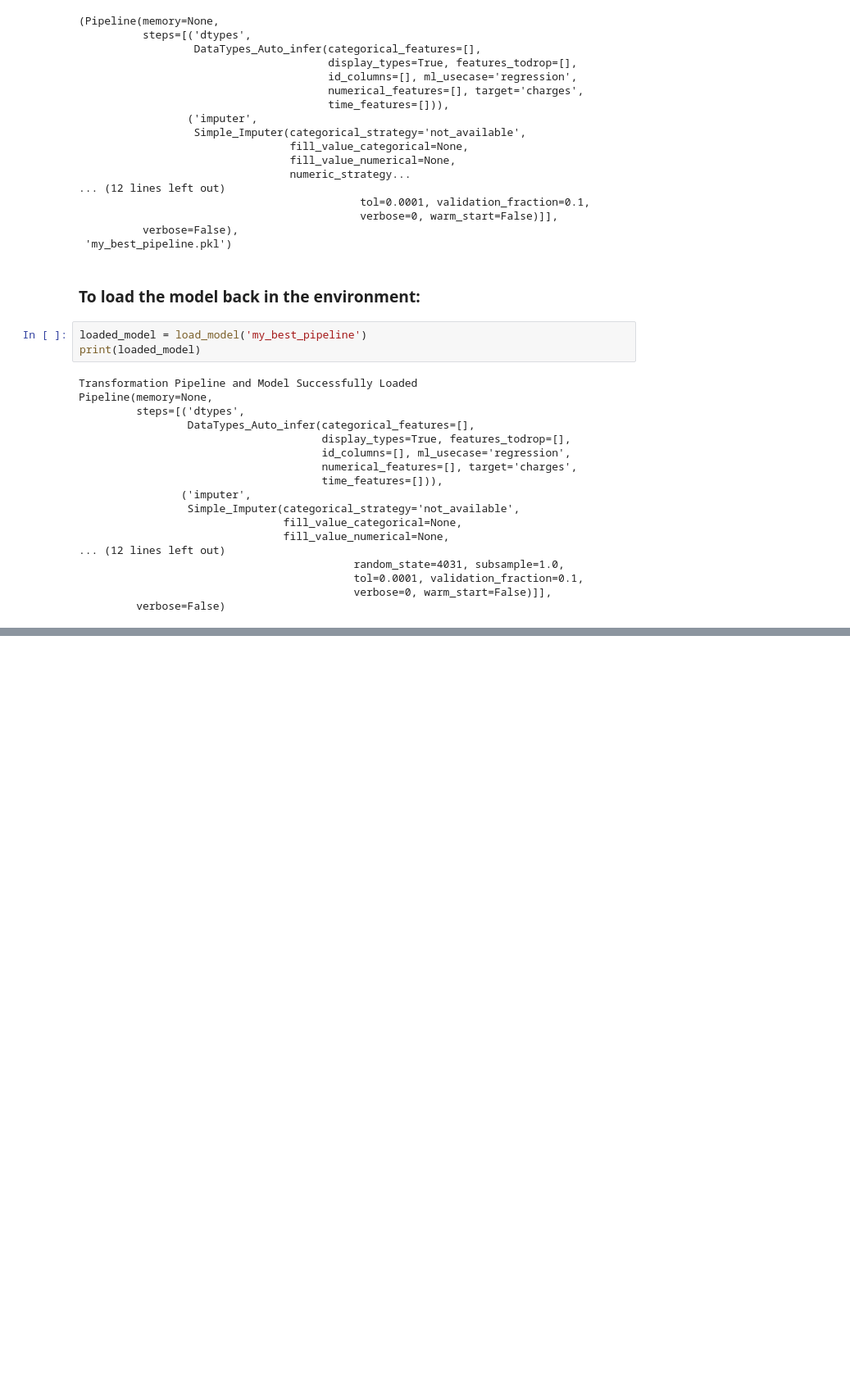
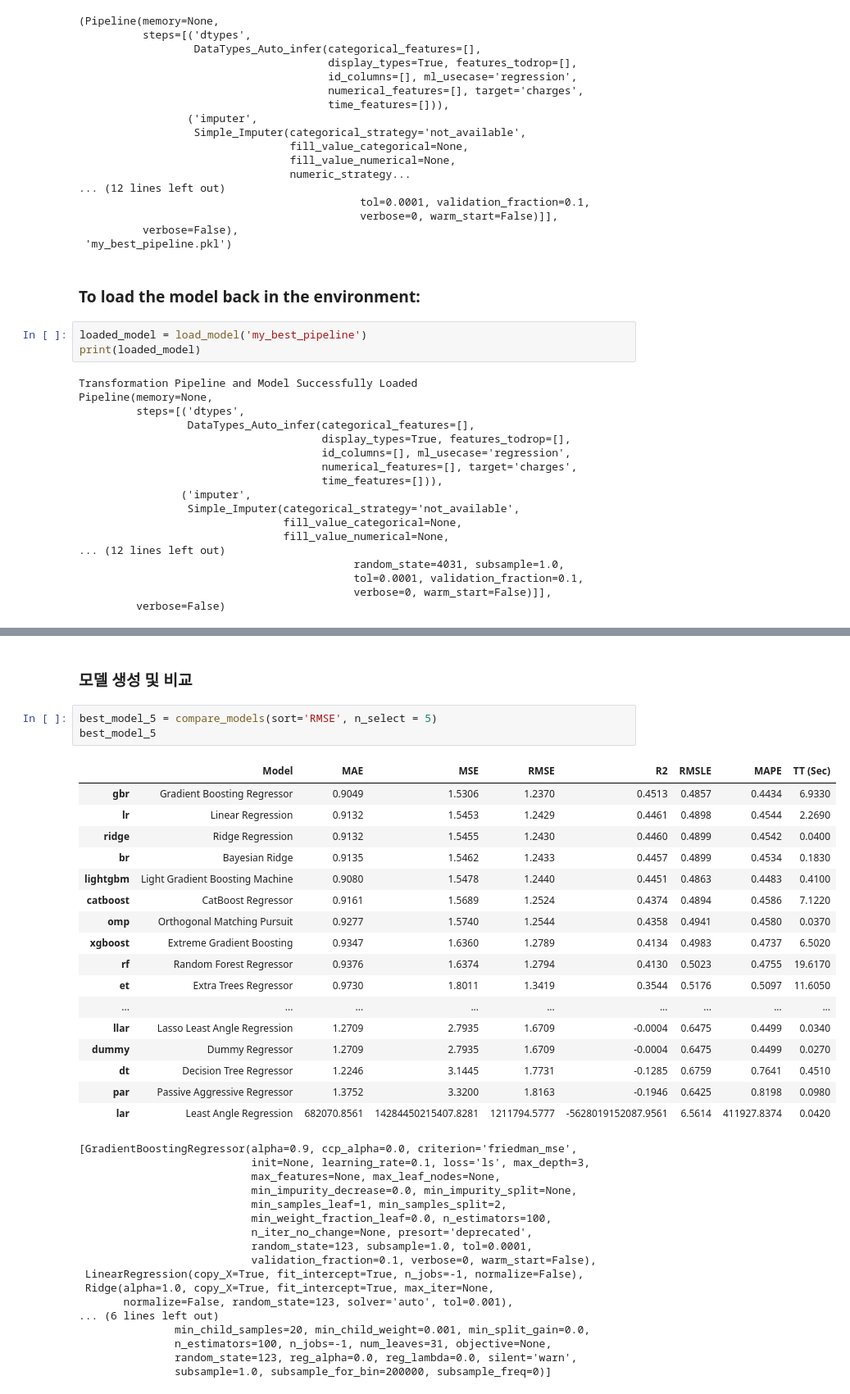
Before and after one commit to leech2193/weather_hospital_sowhat, a Jupyter notebook: 20220722_pycaret_studying_eseul.ipynb, the cells around one changed output, grey strips where cells are left out. Shown at 82% size. Drawn from its saved outputs; the diff is of its cells as text; blank space fills up the shorter version.

```diff
--- a/20220722_pycaret_studying_eseul.ipynb
+++ b/20220722_pycaret_studying_eseul.ipynb
@@ -436,0 +513,40 @@ Pipeline(memory=None,
+# %% [markdown]
+### 모델 생성 및 비교
+# %%
+best_model_5 = compare_models(sort='RMSE', n_select = 5)
+best_model_5
+# %% [output]
+|  | Model | MAE | MSE | RMSE | R2 | RMSLE | MAPE | TT (Sec) |
+| gbr | Gradient Boosting Regressor | 0.9049 | 1.5306 | 1.2370 | 0.4513 | 0.4857 | 0.4434 | 6.9330 |
+| lr | Linear Regression | 0.9132 | 1.5453 | 1.2429 | 0.4461 | 0.4898 | 0.4544 | 2.2690 |
+| ridge | Ridge Regression | 0.9132 | 1.5455 | 1.2430 | 0.4460 | 0.4899 | 0.4542 | 0.0400 |
+| br | Bayesian Ridge | 0.9135 | 1.5462 | 1.2433 | 0.4457 | 0.4899 | 0.4534 | 0.1830 |
+| lightgbm | Light Gradient Boosting Machine | 0.9080 | 1.5478 | 1.2440 | 0.4451 | 0.4863 | 0.4483 | 0.4100 |
+| catboost | CatBoost Regressor | 0.9161 | 1.5689 | 1.2524 | 0.4374 | 0.4894 | 0.4586 | 7.1220 |
+| omp | Orthogonal Matching Pursuit | 0.9277 | 1.5740 | 1.2544 | 0.4358 | 0.4941 | 0.4580 | 0.0370 |
+| xgboost | Extreme Gradient Boosting | 0.9347 | 1.6360 | 1.2789 | 0.4134 | 0.4983 | 0.4737 | 6.5020 |
+| rf | Random Forest Regressor | 0.9376 | 1.6374 | 1.2794 | 0.4130 | 0.5023 | 0.4755 | 19.6170 |
+| et | Extra Trees Regressor | 0.9730 | 1.8011 | 1.3419 | 0.3544 | 0.5176 | 0.5097 | 11.6050 |
+| ... | ... | ... | ... | ... | ... | ... | ... | ... |
+| llar | Lasso Least Angle Regression | 1.2709 | 2.7935 | 1.6709 | -0.0004 | 0.6475 | 0.4499 | 0.0340 |
+| dummy | Dummy Regressor | 1.2709 | 2.7935 | 1.6709 | -0.0004 | 0.6475 | 0.4499 | 0.0270 |
+| dt | Decision Tree Regressor | 1.2246 | 3.1445 | 1.7731 | -0.1285 | 0.6759 | 0.7641 | 0.4510 |
+| par | Passive Aggressive Regressor | 1.3752 | 3.3200 | 1.8163 | -0.1946 | 0.6425 | 0.8198 | 0.0980 |
+| lar | Least Angle Regression | 682070.8561 | 14284450215407.8281 | 1211794.5777 | -5628019152087.9561 | 6.5614 | 411927.8374 | 0.0420 |
+[GradientBoostingRegressor(alpha=0.9, ccp_alpha=0.0, criterion='friedman_mse',
+                           init=None, learning_rate=0.1, loss='ls', max_depth=3,
+                           max_features=None, max_leaf_nodes=None,
+                           min_impurity_decrease=0.0, min_impurity_split=None,
+                           min_samples_leaf=1, min_samples_split=2,
+                           min_weight_fraction_leaf=0.0, n_estimators=100,
+                           n_iter_no_change=None, presort='deprecated',
+                           random_state=123, subsample=1.0, tol=0.0001,
+                           validation_fraction=0.1, verbose=0, warm_start=False),
+ LinearRegression(copy_X=True, fit_intercept=True, n_jobs=-1, normalize=False),
+ Ridge(alpha=1.0, copy_X=True, fit_intercept=True, max_iter=None,
+       normalize=False, random_state=123, solver='auto', tol=0.001),
+... (6 lines left out)
+               min_child_samples=20, min_child_weight=0.001, min_split_gain=0.0,
+               n_estimators=100, n_jobs=-1, num_leaves=31, objective=None,
+               random_state=123, reg_alpha=0.0, reg_lambda=0.0, silent='warn',
+               subsample=1.0, subsample_for_bin=200000, subsample_freq=0)]
```
Also changed, not shown: parts of 23 cells of this notebook, 1 other file.
